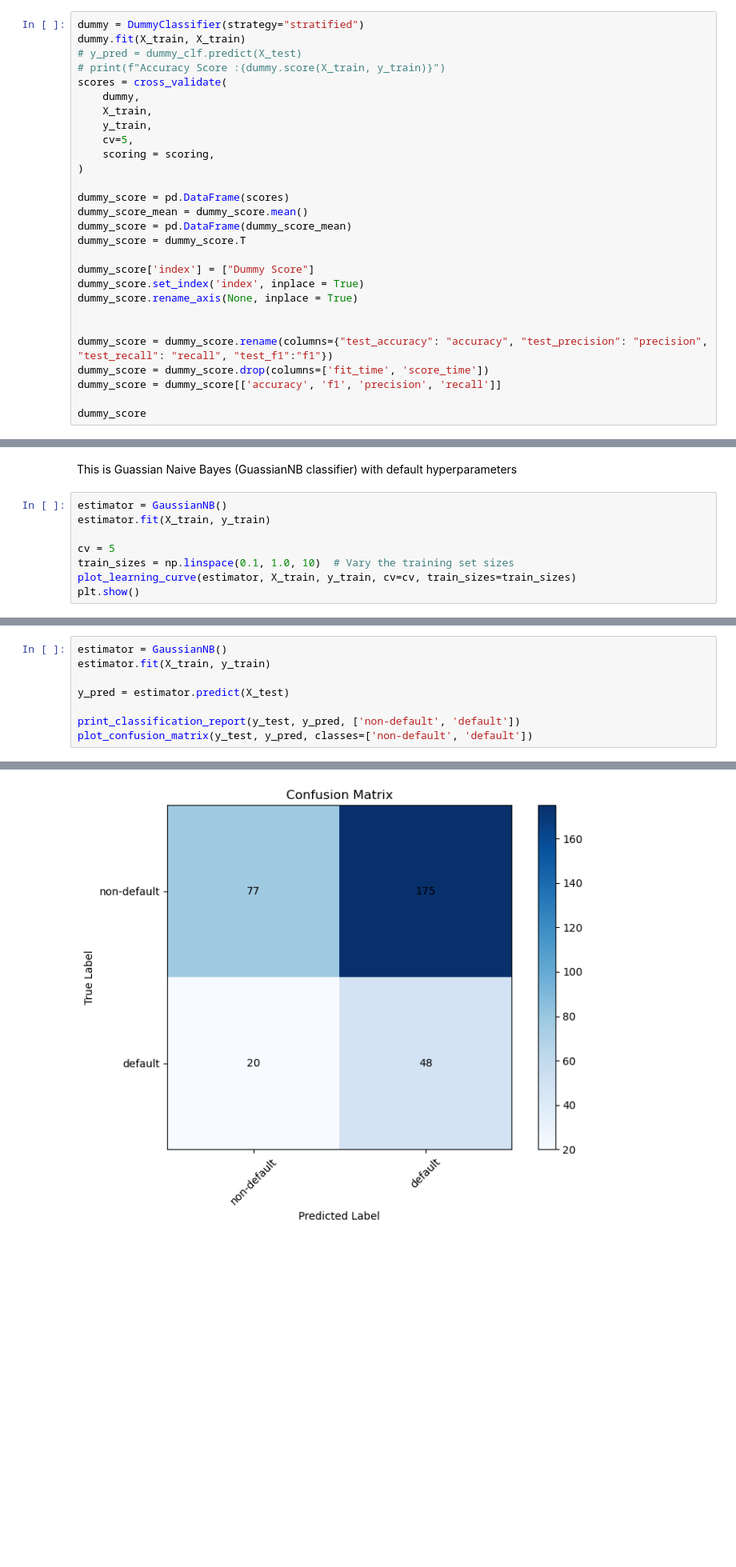
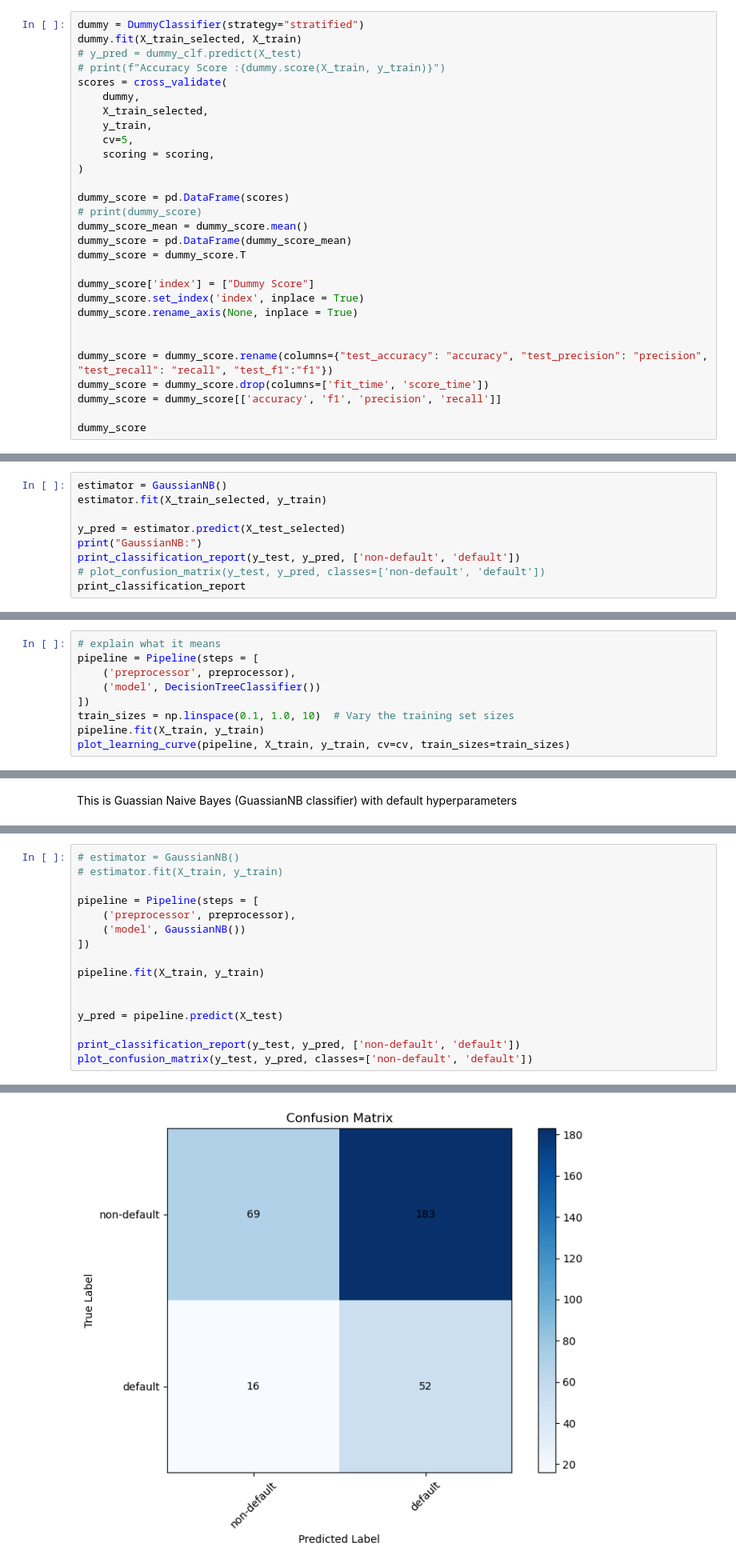
Before and after one commit to ahmakhoo/AIML-CA1, a Jupyter notebook: AIML/CA1/CA1 code - redo.ipynb, the cells around one changed output, grey strips where cells are left out. Shown at 80% size. Saved outputs shown, nothing was run; the diff lists cells and outputs as text; blank space fills up the shorter version.

```diff
--- a/AIML/CA1/CA1 code - redo.ipynb
+++ b/AIML/CA1/CA1 code - redo.ipynb
@@ -990,17 +903,18 @@ pivot_df
 # %%
 dummy = DummyClassifier(strategy="stratified")
-dummy.fit(X_train, X_train)
+dummy.fit(X_train_selected, X_train)
 # y_pred = dummy_clf.predict(X_test)
 # print(f"Accuracy Score :{dummy.score(X_train, y_train)}")
 scores = cross_validate(
     dummy,
-    X_train,
+    X_train_selected,
     y_train,
     cv=5,
     scoring = scoring,
 )
 
 dummy_score = pd.DataFrame(scores)
+# print(dummy_score)
 dummy_score_mean = dummy_score.mean()
 dummy_score = pd.DataFrame(dummy_score_mean)
 dummy_score = dummy_score.T
@@ -1020,0 +935,9 @@ dummy_score
+# %%
+estimator = GaussianNB()
+estimator.fit(X_train_selected, y_train)
+
+y_pred = estimator.predict(X_test_selected)
+print("GaussianNB:")
+print_classification_report(y_test, y_pred, ['non-default', 'default'])
+# plot_confusion_matrix(y_test, y_pred, classes=['non-default', 'default'])
+print_classification_report
@@ -1201,0 +1042,9 @@ plt.show()
+# %%
+# explain what it means
+pipeline = Pipeline(steps = [
+    ('preprocessor', preprocessor),
+    ('model', DecisionTreeClassifier())
+])
+train_sizes = np.linspace(0.1, 1.0, 10)  # Vary the training set sizes
+pipeline.fit(X_train, y_train)
+plot_learning_curve(pipeline, X_train, y_train, cv=cv, train_sizes=train_sizes)
@@ -1241,11 +1093,3 @@ X_resampled
 # print("Selected Feature Indices:", selected_feature_indices)
 # %% [markdown]
 This is Guassian Naive Bayes (GuassianNB classifier) with default hyperparameters
-# %%
-estimator = GaussianNB()
-estimator.fit(X_train, y_train)
-
-cv = 5
-train_sizes = np.linspace(0.1, 1.0, 10)  # Vary the training set sizes
-plot_learning_curve(estimator, X_train, y_train, cv=cv, train_sizes=train_sizes)
-plt.show()
@@ -1254,8 +1096,16 @@ plt.show()
 # %%
-estimator = GaussianNB()
-estimator.fit(X_train, y_train)
+# estimator = GaussianNB()
+# estimator.fit(X_train, y_train)
 
-y_pred = estimator.predict(X_test)
+pipeline = Pipeline(steps = [
+    ('preprocessor', preprocessor),
+    ('model', GaussianNB())
+])
+
+pipeline.fit(X_train, y_train)
+
+
+y_pred = pipeline.predict(X_test)
 
 print_classification_report(y_test, y_pred, ['non-default', 'default'])
 plot_confusion_matrix(y_test, y_pred, classes=['non-default', 'default'])
@@ -1271,2 +1121,2 @@ weighted avg       0.67      0.39      0.42       320
-[figure, old version]
+[figure, new version]
 # %%
```
Also changed, not shown: parts of 73 cells of this notebook.
